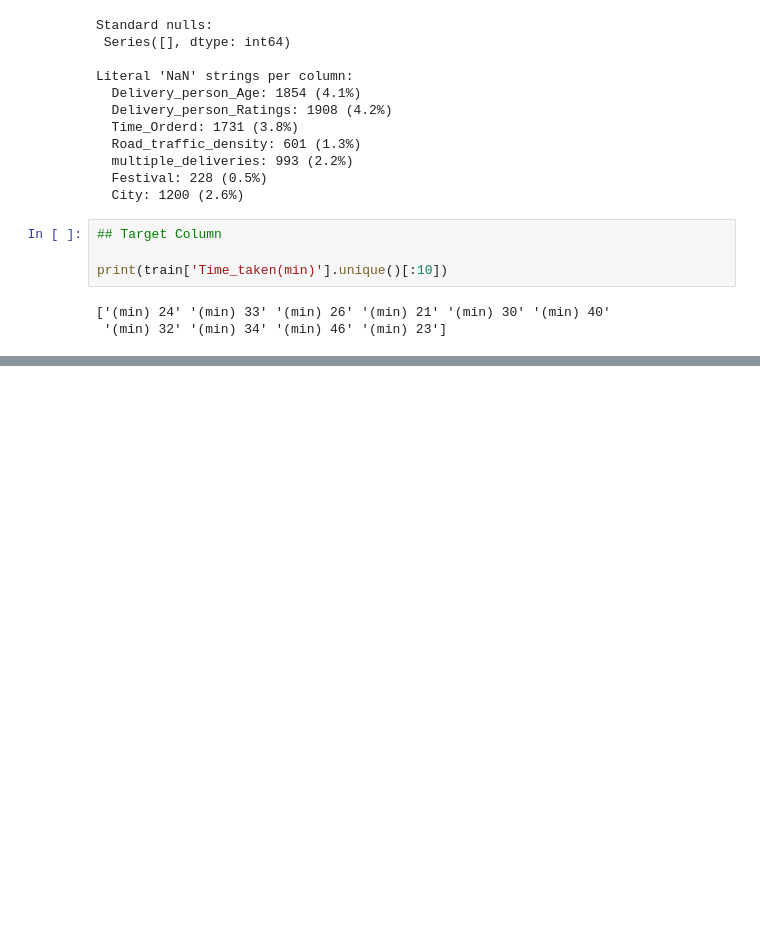
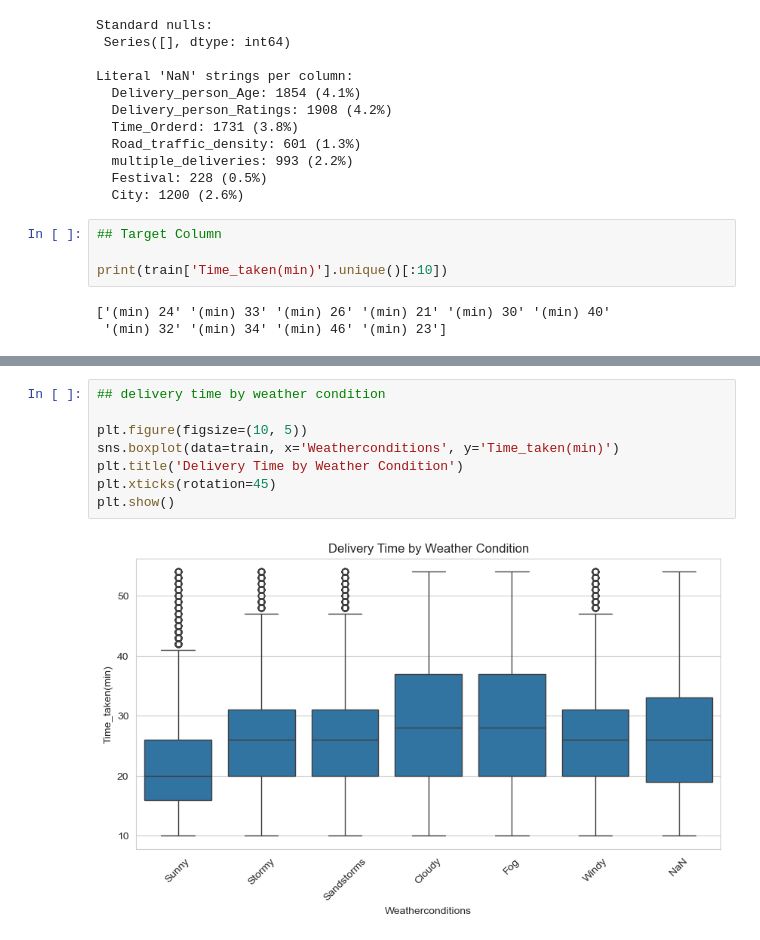
Before and after one commit to Akash-045/berlin-food-delivery-eta-prediction, a Jupyter notebook: 01_data_cleaning_eda.ipynb, the cells around one changed output, grey strips where cells are left out. Drawn from its saved outputs; the diff is of its cells as text; blank space fills up the shorter version.

```diff
--- a/01_data_cleaning_eda.ipynb
+++ b/01_data_cleaning_eda.ipynb
@@ -86,0 +261,10 @@ print(train['Time_taken(min)'].unique()[:10])
+# %%
+## delivery time by weather condition
+
+plt.figure(figsize=(10, 5))
+sns.boxplot(data=train, x='Weatherconditions', y='Time_taken(min)')
+plt.title('Delivery Time by Weather Condition')
+plt.xticks(rotation=45)
+plt.show()
+# %% [output]
+[figure, added]
```
Also changed, not shown: parts of 18 cells of this notebook, 3 other files.
